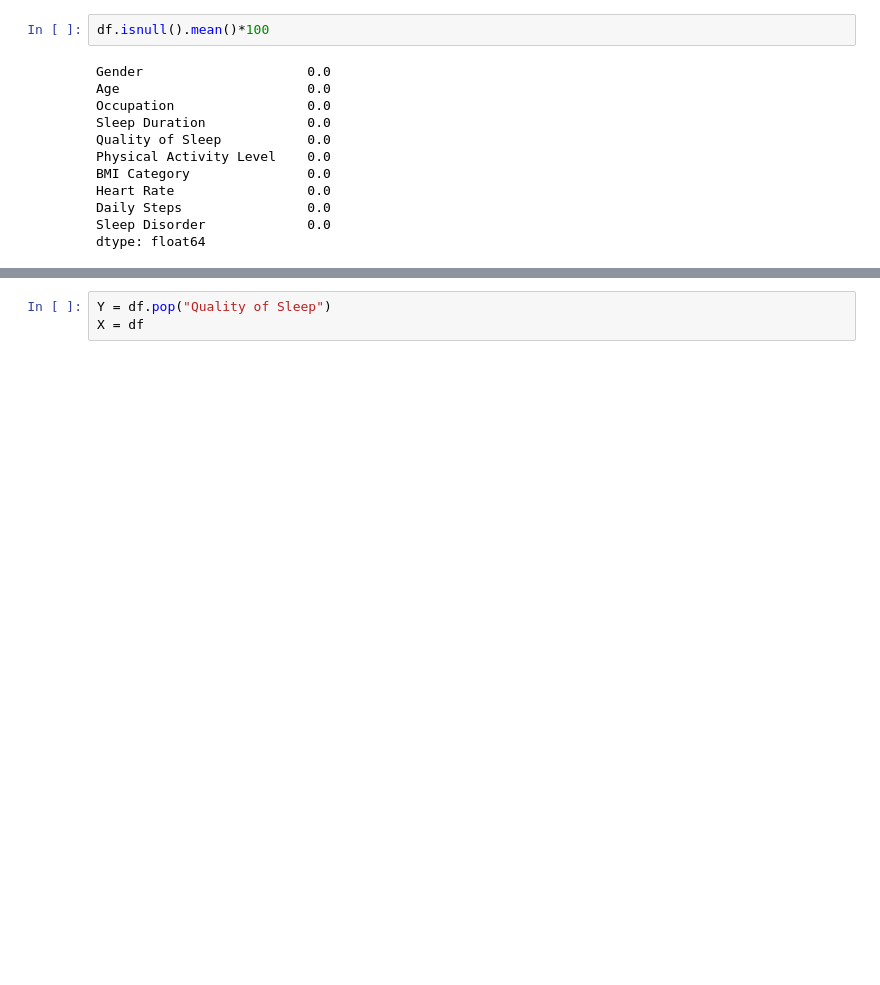
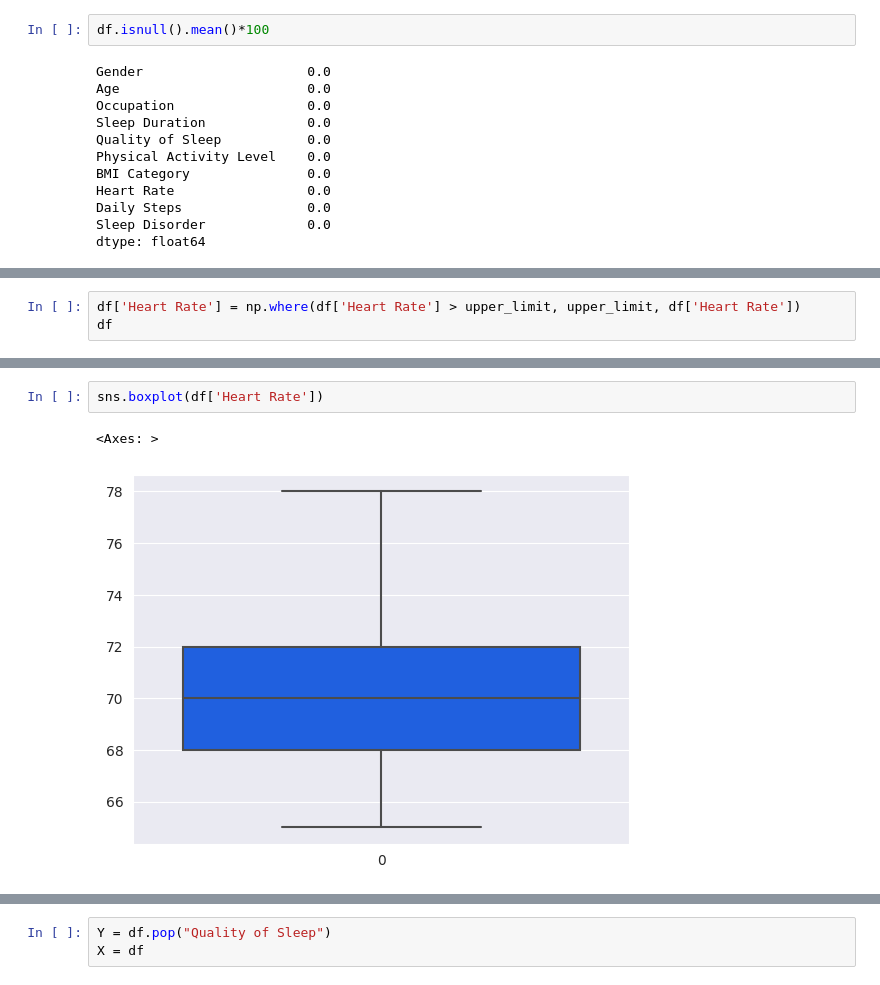
Before and after one commit to Ishu2412/Quality-Sleep-Prediction-Model, a Jupyter notebook: SleepQualityCheck.ipynb, the cells around one changed output, grey strips where cells are left out. Cells and saved outputs as stored; diff of their text form; blank space fills up the shorter version.

```diff
--- a/SleepQualityCheck.ipynb
+++ b/SleepQualityCheck.ipynb
@@ -228,0 +263,3 @@ chart
+# %%
+df['Heart Rate'] = np.where(df['Heart Rate'] > upper_limit, upper_limit, df['Heart Rate'])
+df
@@ -228,0 +280,5 @@ chart
+# %%
+sns.boxplot(df['Heart Rate'])
+# %% [output]
+<Axes: >
+[figure, added]
```
Also changed, not shown: parts of 18 cells of this notebook.
